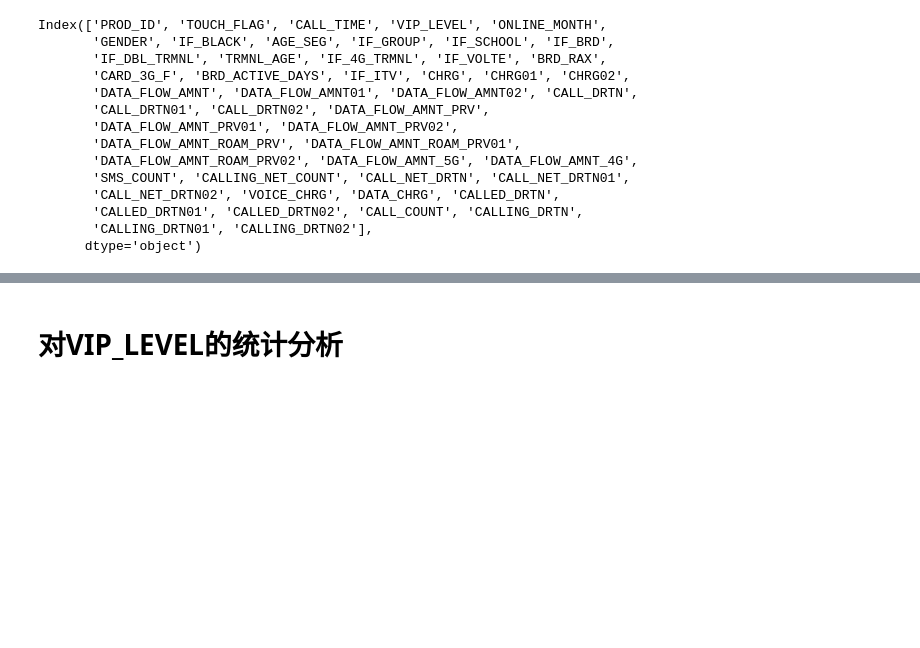
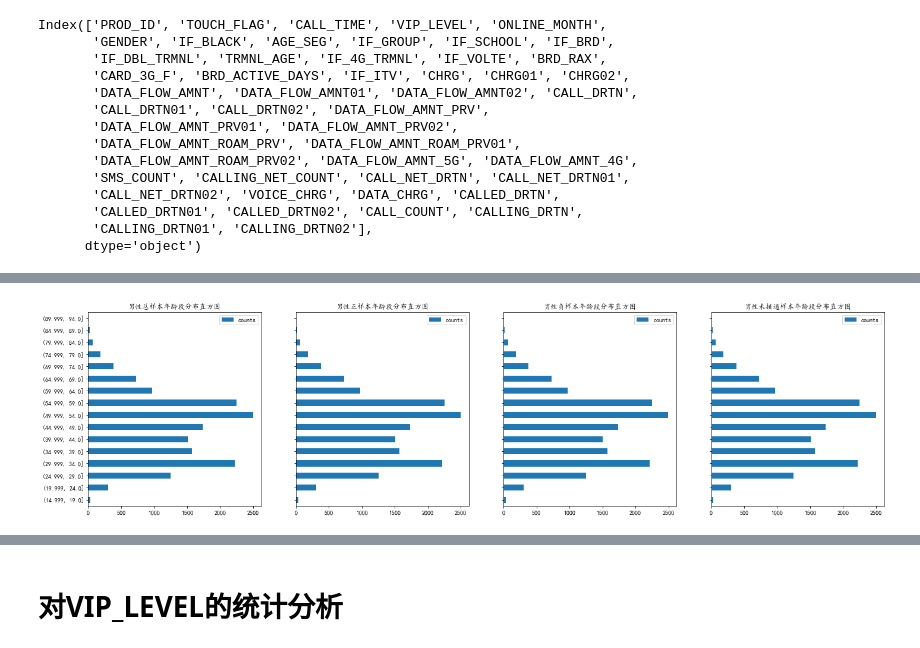
Before and after one commit to WzqProgrammer/MasterProject, a Jupyter notebook: JupyterPythonProejct/02.EasyCallProject/03..用户数据基础分析(5月19日).ipynb, the cells around one changed output, grey strips where cells are left out. Saved outputs shown, nothing was run; the diff lists cells and outputs as text; code cells hidden in the pictures; blank space fills up the shorter version.

```diff
--- a/JupyterPythonProejct/02.EasyCallProject/03..用户数据基础分析(5月19日).ipynb
+++ b/JupyterPythonProejct/02.EasyCallProject/03..用户数据基础分析(5月19日).ipynb
@@ -146,0 +166,7 @@ matplotlib.rcParams['font.sans-serif'] = ['KaiTi']
+# %%
+df_man = df_all.loc[df_all.GENDER==1.0]
+# %%
+man_all_age_result = compulete_count_normalized(df_man.AGE_SEG, 10, 100, 5)
+man_y_age_result = compulete_count_normalized(df_man.AGE_SEG, 10, 100, 5)
+man_n_age_result = compulete_count_normalized(df_man.AGE_SEG, 10, 100, 5)
+man_x_age_result = compulete_count_normalized(df_man.AGE_SEG, 10, 100, 5)
@@ -146,0 +177,8 @@ matplotlib.rcParams['font.sans-serif'] = ['KaiTi']
+# %%
+man_all_age_result.plot.barh(y="counts", title='男性总样本年龄段分布直方图', ax=axes[0])
+man_y_age_result.plot.barh(y="counts", title='男性正样本年龄段分布直方图', ax=axes[1])
+man_n_age_result.plot.barh(y="counts", title='男性负样本年龄段分布直方图', ax=axes[2])
+man_x_age_result.plot.barh(y="counts", title='男性未接通样本年龄段分布直方图', ax=axes[3])
+fig
+# %% [output]
+[figure, added]
```
Also changed, not shown: parts of 9 cells of this notebook, 1 other file.
